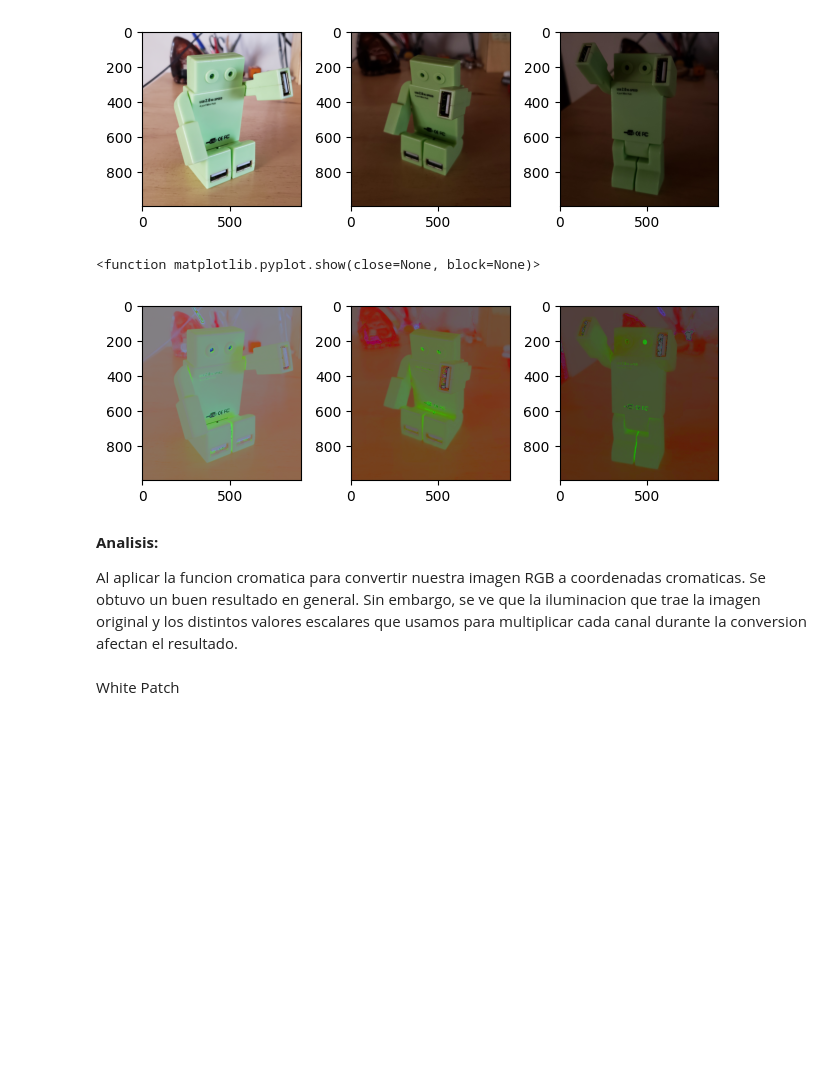
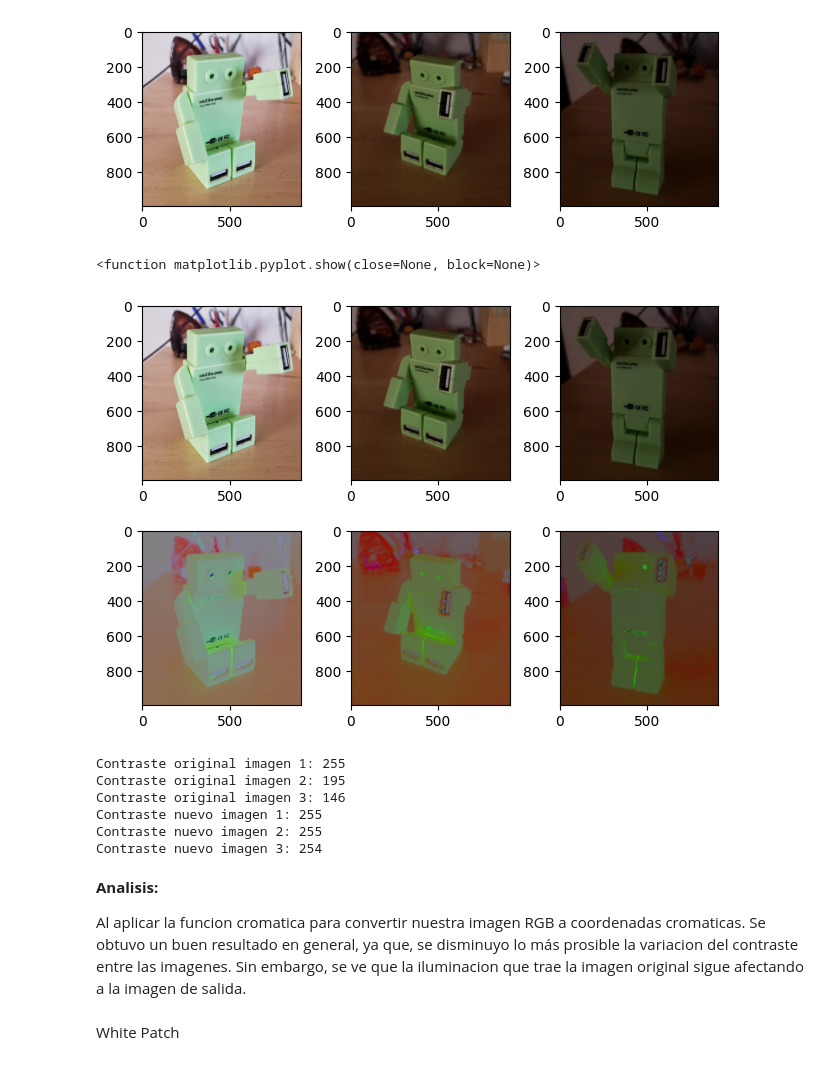
Before and after one commit to Hector242/vision_computadora_I, a Jupyter notebook: Material_TPs/TP1/tp1.ipynb, the cells around one changed output. Drawn from its saved outputs; the diff is of its cells as text; code cells hidden in the pictures; blank space fills up the shorter version.

Commit message:
fix: se agregaron valores de los contrastes

```diff
--- a/Material_TPs/TP1/tp1.ipynb
+++ b/Material_TPs/TP1/tp1.ipynb
@@ -86,23 +86,46 @@ def cromaticas(img):
 # %%
 img_cro_1 = cromaticas(imgRGB_cro1)
 img_cro_2 = cromaticas(imgRGB_cro2)
 img_cro_3 = cromaticas(imgRGB_cro3)
 
 figure = plt.figure()
-images = [img_cro_1, img_cro_2, img_cro_3]
-for i in range(3):
-    figure.add_subplot(1,3,i+1)
+images = [imgRGB_cro1, imgRGB_cro2, imgRGB_cro3, img_cro_1, img_cro_2, img_cro_3]
+for i in range(6):
+    figure.add_subplot(2,3,i+1)
     plt.imshow(images[i])
     figure.tight_layout(pad=1)
-
 plt.show
 # %% [output]
 <function matplotlib.pyplot.show(close=None, block=None)>
-[figure, old version]
+[figure, new version]
+# %%
+# contraste original
+c_original_img1 = (np.max(imgRGB_cro1) - np.min(imgRGB_cro1))
+c_original_img2 = (np.max(imgRGB_cro2) - np.min(imgRGB_cro2))
+c_original_img3 = (np.max(imgRGB_cro3) - np.min(imgRGB_cro3))
+
+# nuevo contraste
+c_new_img1 = (np.max(img_cro_1) - np.min(img_cro_1))
+c_new_img2 = (np.max(img_cro_2) - np.min(img_cro_2))
+c_new_img3 = (np.max(img_cro_3) - np.min(img_cro_3))
+
+print(f"Contraste original imagen 1: {c_original_img1}")
+print(f"Contraste original imagen 2: {c_original_img2}")
+print(f"Contraste original imagen 3: {c_original_img3}")
+print(f"Contraste nuevo imagen 1: {c_new_img1}")
+print(f"Contraste nuevo imagen 2: {c_new_img2}")
+print(f"Contraste nuevo imagen 3: {c_new_img3}")
+# %% [output]
+Contraste original imagen 1: 255
+Contraste original imagen 2: 195
+Contraste original imagen 3: 146
+Contraste nuevo imagen 1: 255
+Contraste nuevo imagen 2: 255
+Contraste nuevo imagen 3: 254
 # %% [markdown]
 **Analisis:**
 
-Al aplicar la funcion cromatica para convertir nuestra imagen RGB a coordenadas cromaticas. Se obtuvo un buen resultado en general. Sin embargo, se ve que la iluminacion que trae la imagen original y los distintos valores escalares que usamos para multiplicar cada canal durante la conversion afectan el resultado.
+Al aplicar la funcion cromatica para convertir nuestra imagen RGB a coordenadas cromaticas. Se obtuvo un buen resultado en general, ya que, se disminuyo lo más prosible la variacion del contraste entre las imagenes. Sin embargo, se ve que la iluminacion que trae la imagen original sigue afectando a la imagen de salida.
 # %% [markdown]
 White Patch
 # %% [markdown]
```
Also changed, not shown: parts of 1 cell of this notebook.
